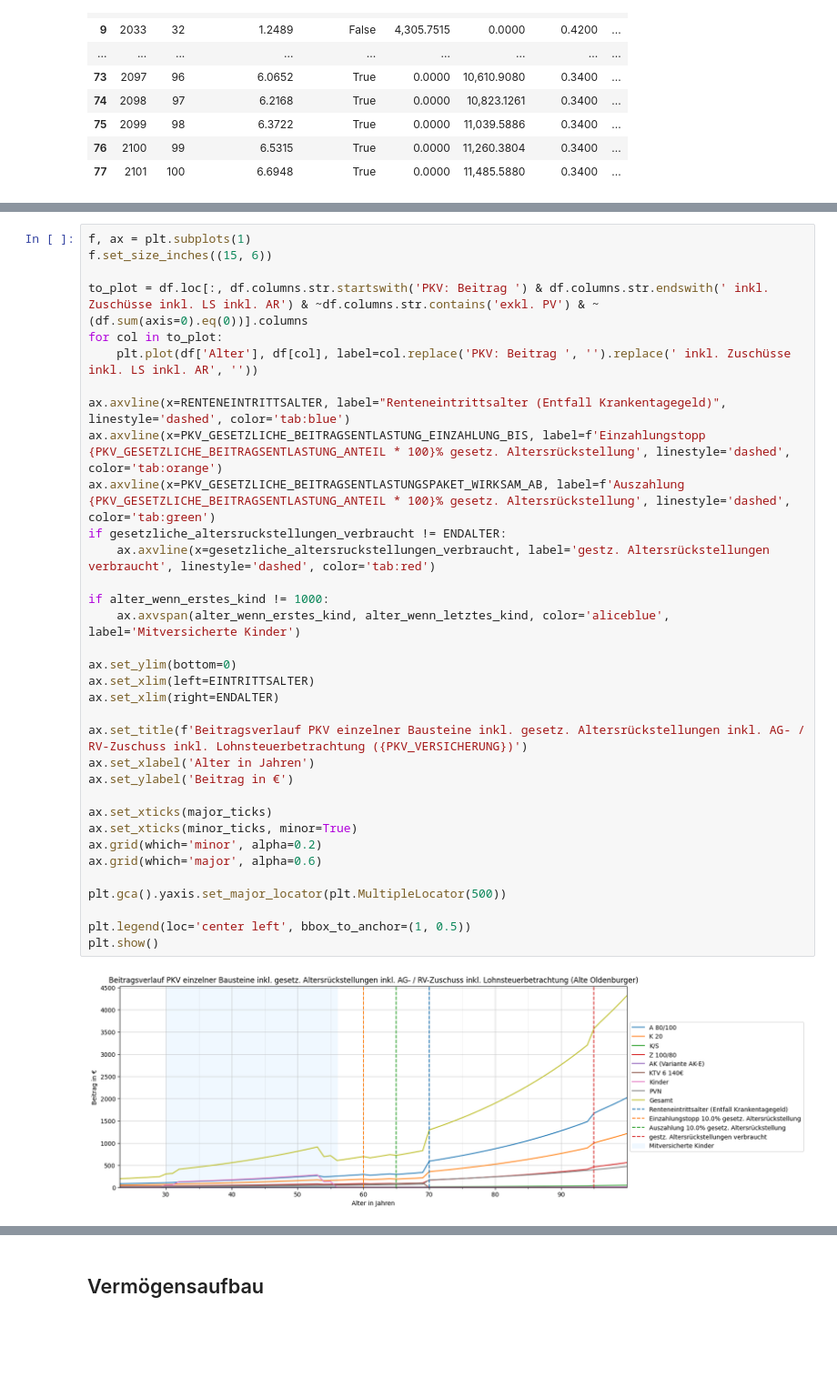
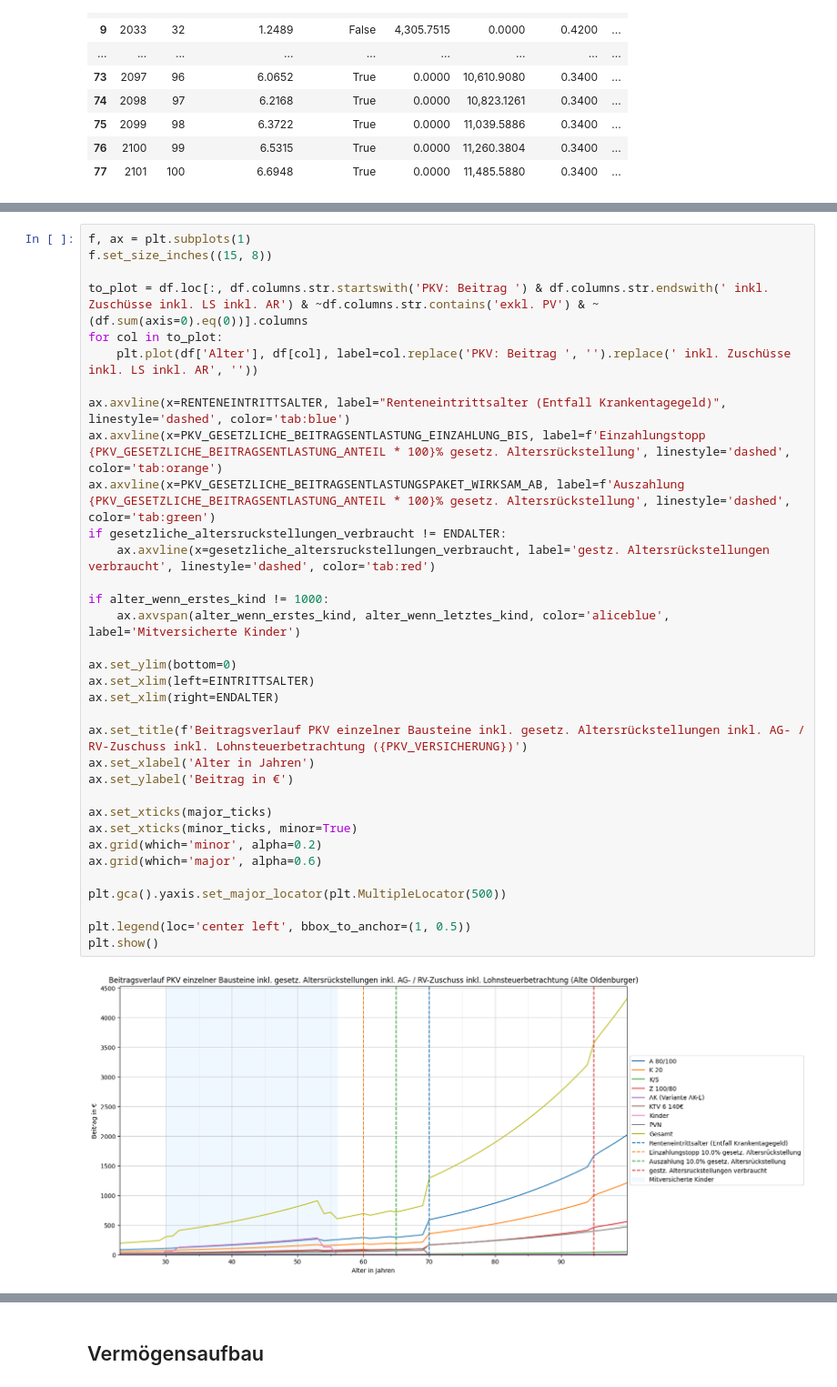
Before and after one commit to maxileith/pkv-kosten, a Jupyter notebook: notebook.ipynb, the cells around one changed output, grey strips where cells are left out. Shown at 91% size. Cells and saved outputs as stored; diff of their text form; blank space fills up the shorter version.

```diff
--- a/notebook.ipynb
+++ b/notebook.ipynb
@@ -629,38 +629,38 @@ plt.show()
 # %%
 f, ax = plt.subplots(1)
-f.set_size_inches((15, 6))
+f.set_size_inches((15, 8))
 
 to_plot = df.loc[:, df.columns.str.startswith('PKV: Beitrag ') & df.columns.str.endswith(' inkl. Zuschüsse inkl. LS inkl. AR') & ~df.columns.str.contains('exkl. PV') & ~(df.sum(axis=0).eq(0))].columns
 for col in to_plot:
     plt.plot(df['Alter'], df[col], label=col.replace('PKV: Beitrag ', '').replace(' inkl. Zuschüsse inkl. LS inkl. AR', ''))
 
 ax.axvline(x=RENTENEINTRITTSALTER, label="Renteneintrittsalter (Entfall Krankentagegeld)", linestyle='dashed', color='tab:blue')
 ax.axvline(x=PKV_GESETZLICHE_BEITRAGSENTLASTUNG_EINZAHLUNG_BIS, label=f'Einzahlungstopp {PKV_GESETZLICHE_BEITRAGSENTLASTUNG_ANTEIL * 100}% gesetz. Altersrückstellung', linestyle='dashed', color='tab:orange')
 ax.axvline(x=PKV_GESETZLICHE_BEITRAGSENTLASTUNGSPAKET_WIRKSAM_AB, label=f'Auszahlung {PKV_GESETZLICHE_BEITRAGSENTLASTUNG_ANTEIL * 100}% gesetz. Altersrückstellung', linestyle='dashed', color='tab:green')
 if gesetzliche_altersruckstellungen_verbraucht != ENDALTER:
     ax.axvline(x=gesetzliche_altersruckstellungen_verbraucht, label='gestz. Altersrückstellungen verbraucht', linestyle='dashed', color='tab:red')
 
 if alter_wenn_erstes_kind != 1000:
     ax.axvspan(alter_wenn_erstes_kind, alter_wenn_letztes_kind, color='aliceblue', label='Mitversicherte Kinder')
 
 ax.set_ylim(bottom=0)
 ax.set_xlim(left=EINTRITTSALTER)
 ax.set_xlim(right=ENDALTER)
 
 ax.set_title(f'Beitragsverlauf PKV einzelner Bausteine inkl. gesetz. Altersrückstellungen inkl. AG- / RV-Zuschuss inkl. Lohnsteuerbetrachtung ({PKV_VERSICHERUNG})')
 ax.set_xlabel('Alter in Jahren')
 ax.set_ylabel('Beitrag in €')
 
 ax.set_xticks(major_ticks)
 ax.set_xticks(minor_ticks, minor=True)
 ax.grid(which='minor', alpha=0.2)
 ax.grid(which='major', alpha=0.6)
 
 plt.gca().yaxis.set_major_locator(plt.MultipleLocator(500))
 
 plt.legend(loc='center left', bbox_to_anchor=(1, 0.5))
 plt.show()
 # %% [output]
-[figure, old version]
+[figure, new version]
 # %%
 f, ax = plt.subplots(1)
```
Also changed, not shown: parts of 7 cells of this notebook, 2 other files.
